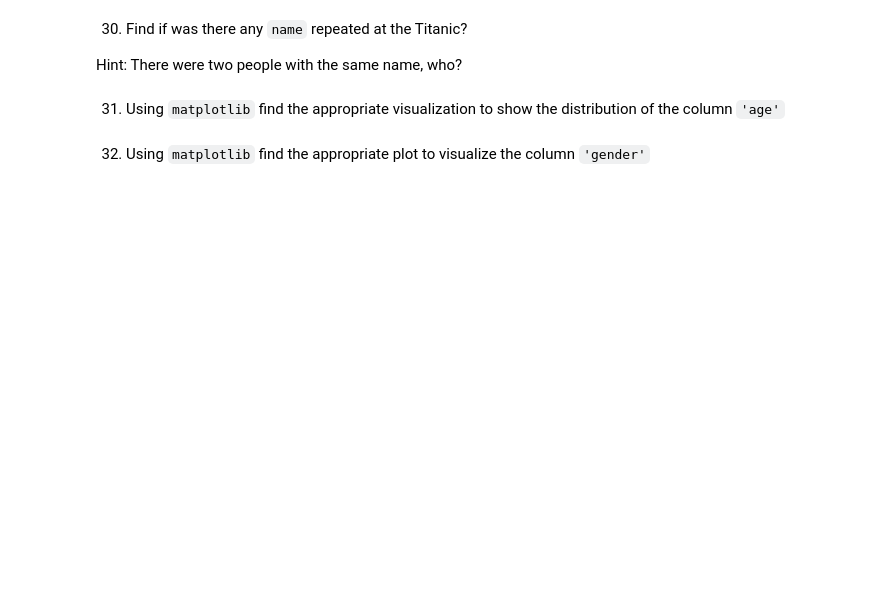
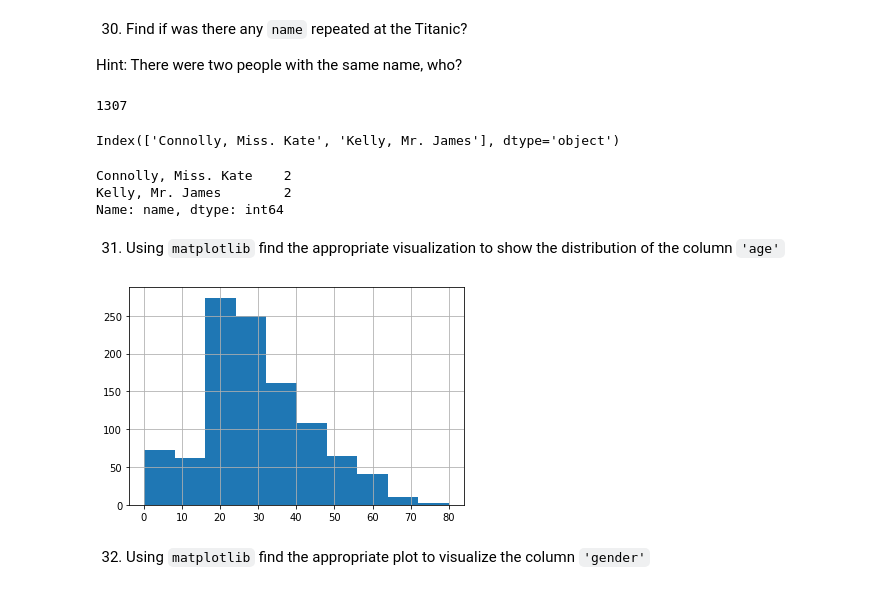
Before and after one commit to MNievas12/ds_thebridge_6_22, a Jupyter notebook: 2-Data_Analysis/2-Pandas/Práctica/10-titanic/Titanic-exercise.ipynb, the cells around one changed output. Saved outputs shown, nothing was run; the diff lists cells and outputs as text; code cells hidden in the pictures; blank space fills up the shorter version.

```diff
--- a/2-Data_Analysis/2-Pandas/Práctica/10-titanic/Titanic-exercise.ipynb
+++ b/2-Data_Analysis/2-Pandas/Práctica/10-titanic/Titanic-exercise.ipynb
@@ -203,5 +559,19 @@ Don't panic and read the documentation!
 30. Find if was there any `name` repeated at the Titanic?
 
 Hint: There were two people with the same name, who?
+# %%
+len(titanic['name'].unique())
+# %% [output]
+1307
+# %%
+titanic['name'].value_counts().head(2).index
+# %% [output]
+Index(['Connolly, Miss. Kate', 'Kelly, Mr. James'], dtype='object')
+# %%
+titanic['name'].value_counts()[titanic['name'].value_counts()>1]
+# %% [output]
+Connolly, Miss. Kate    2
+Kelly, Mr. James        2
+Name: name, dtype: int64
 # %% [markdown]
 31. Using `matplotlib` find the appropriate visualization to show the distribution of the column `'age'`
@@ -208,2 +580,6 @@ Hint: There were two people with the same name, who?
+# %%
+titanic['age'].hist();
+# %% [output]
+[figure, added]
 # %% [markdown]
 32. Using `matplotlib` find the appropriate plot to visualize the column `'gender'`
```
Also changed, not shown: parts of 53 cells of this notebook.
